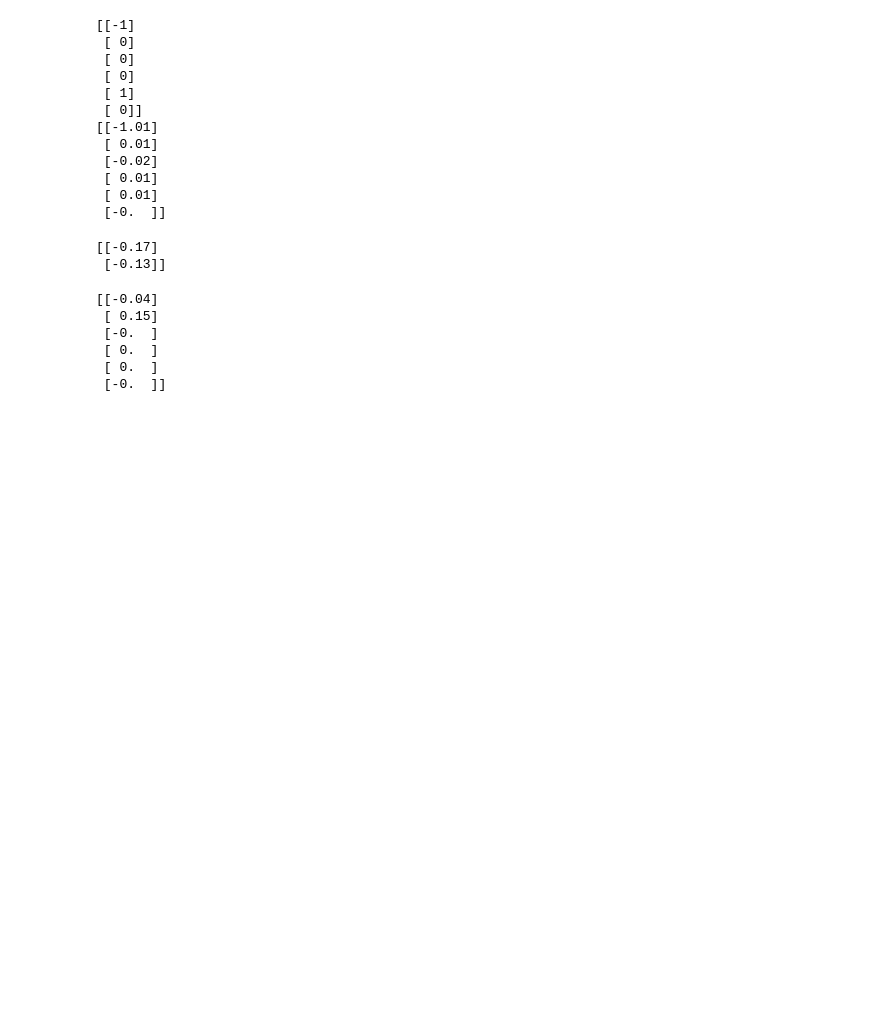
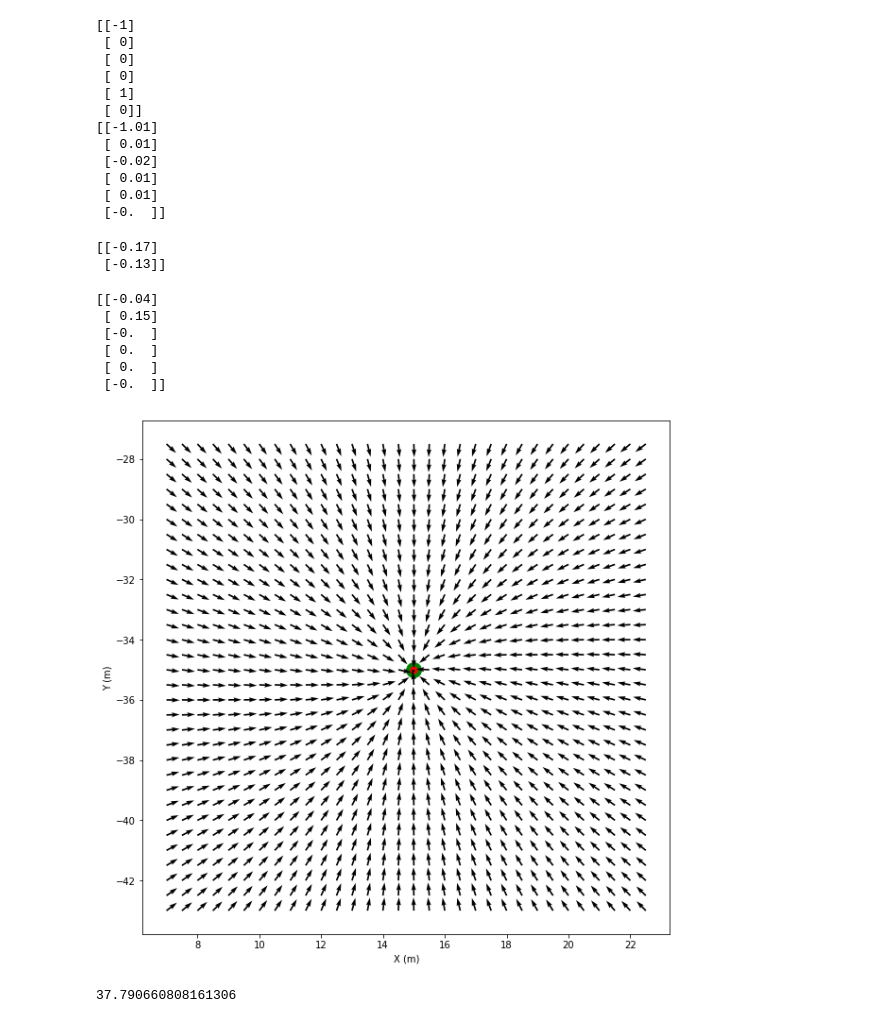
Before and after one commit to UM-ARM-Lab/unreliable-deform-manipulation, a Jupyter notebook: link_bot_notebooks/src/link_bot_notebooks/Linear TF Testing.ipynb, the cells around one changed output. Drawn from its saved outputs; the diff is of its cells as text; code cells hidden in the pictures; blank space fills up the shorter version.

```diff
--- a/link_bot_notebooks/src/link_bot_notebooks/Linear TF Testing.ipynb
+++ b/link_bot_notebooks/src/link_bot_notebooks/Linear TF Testing.ipynb
@@ -173,3 +171,50 @@ print(back_s)
  [ 0.  ]
  [ 0.  ]
  [-0.  ]]
+# %%
+r = 0.5
+cx = 15
+cy = -35
+m = 8
+x = []
+y = []
+u = []
+v = []
+goal = np.array([[cx], [cy], [0], [0], [0], [0]])
+min_a = 1e9 * np.ones((2, 1))
+min_a_x = None
+min_a_y = None
+og = model.reduce(goal)
+for s1 in np.arange(cx-m, cx+m, r):
+    for s2 in np.arange(cy-m, cy+m, r):
+        o = model.reduce(np.array([[s1], [s2], [0], [0], [0], [0]]))
+        o1 = o[0, 0]
+        o2 = o[1, 0]
+        full_a, full_c, next_o = model.act(o, goal)
+        if np.linalg.norm(full_a) > 1.00:
+            a = full_a / np.linalg.norm(full_a) * 1.00  # a is in meters per second. Cap to 0.75
+        else:
+            a = full_a
+
+        x.append(s1)
+        y.append(s2)
+        u.append(a[0, 0])
+        v.append(a[1, 0])
+        if np.linalg.norm(a) < np.linalg.norm(min_a):
+            min_a = a
+            min_a_x = s1
+            min_a_y = s2
+
+plt.figure(figsize=(10,10))
+ax = plt.gca()
+ax.scatter(goal[0, 0], goal[1, 0], s=250, c='g')
+ax.scatter(min_a_x, min_a_y, s=50, c='r')
+q = ax.quiver(x, y, u, v, scale=40, width=0.003)
+ax.set_xlabel("X (m)")
+ax.set_ylabel("Y (m)");
+# %% [output]
+[figure, added]
+# %%
+print(np.linalg.norm(min_a - goal[0:2]))
+# %% [output]
+37.790660808161306
```
Also changed, not shown: parts of 1 cell of this notebook, 8 other files.
